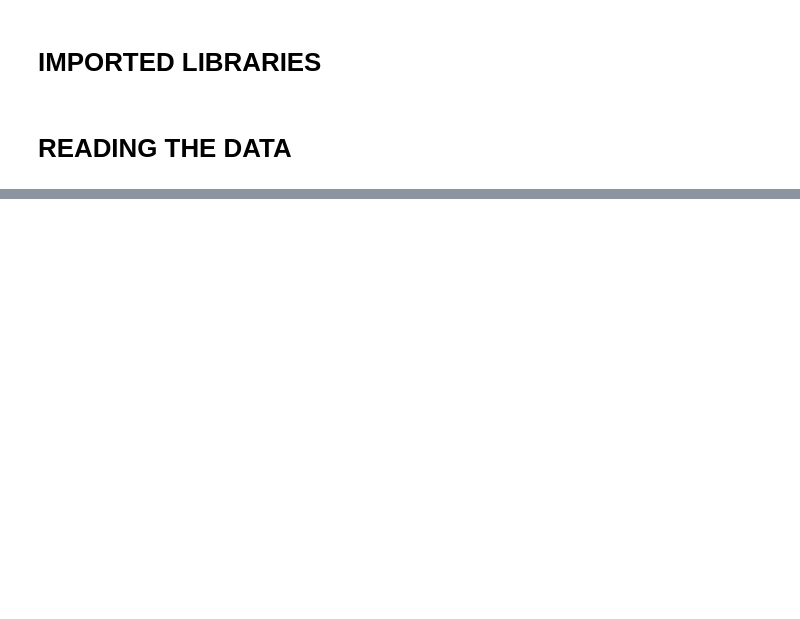
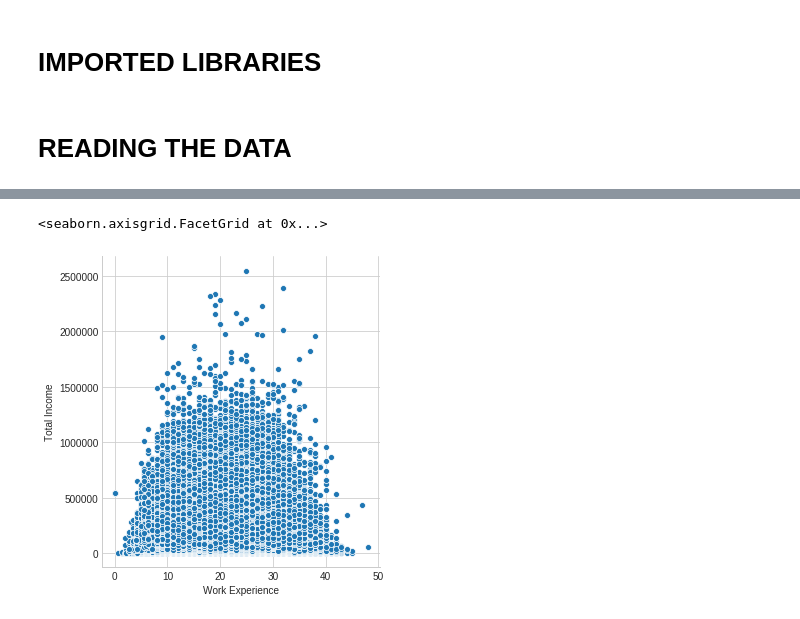
Before and after one commit to ZINAHAL/income_predictor_group_project_team203, a Jupyter notebook: main.ipynb, the cells around one changed output, grey strips where cells are left out. Cells and saved outputs as stored; diff of their text form; code cells hidden in the pictures; blank space fills up the shorter version.

```diff
--- a/main.ipynb
+++ b/main.ipynb
@@ -42,0 +88,5 @@ training_data.dropna(subset=['Year of Record'], inplace=True)
+# %%
+sns.relplot(x="Work Experience", y="Total Income", data=training_data[["Work Experience", "Total Income"]])
+# %% [output]
+<seaborn.axisgrid.FacetGrid at 0x...>
+[figure, added]
```
Also changed, not shown: parts of 34 cells of this notebook, 1 other file.
